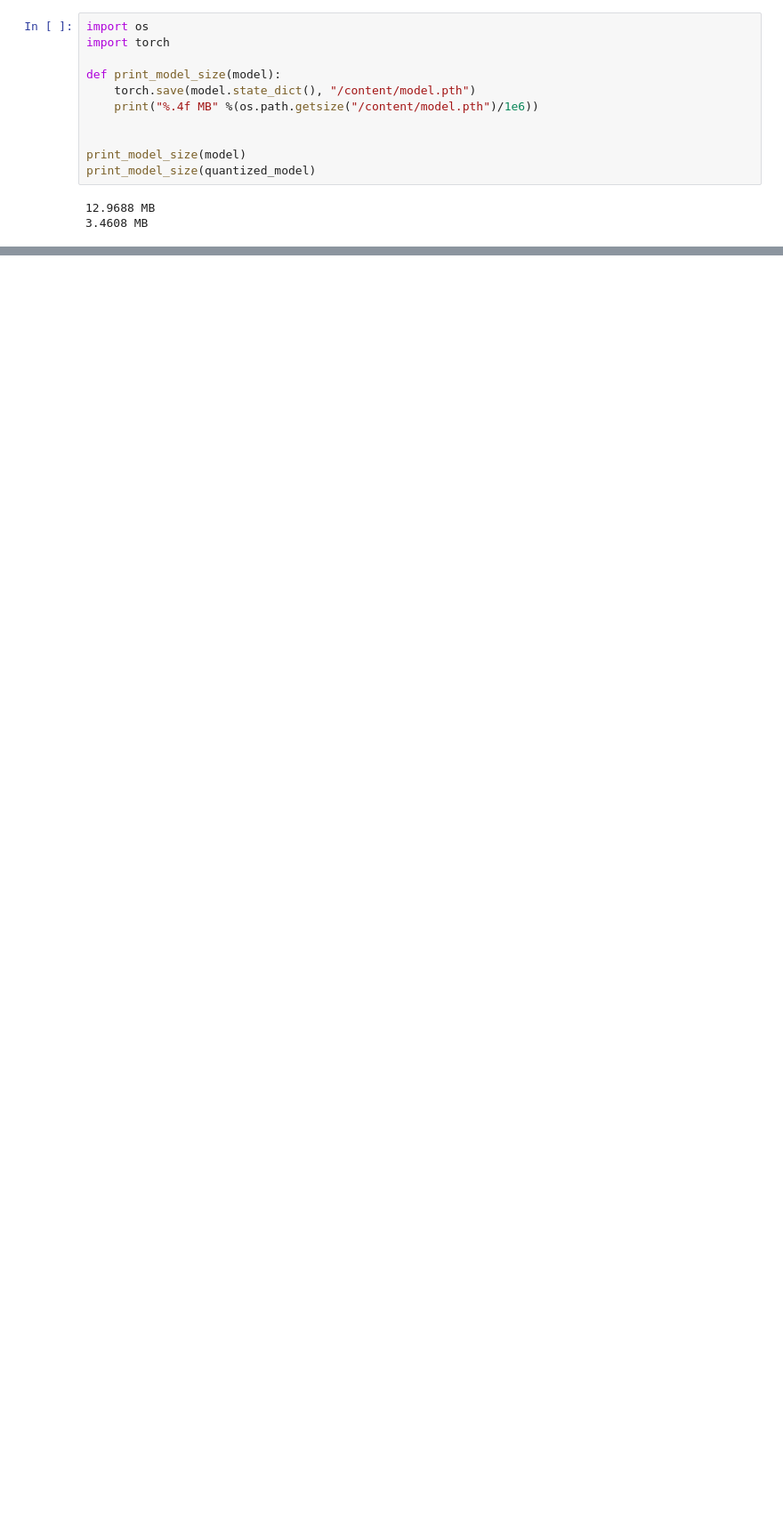
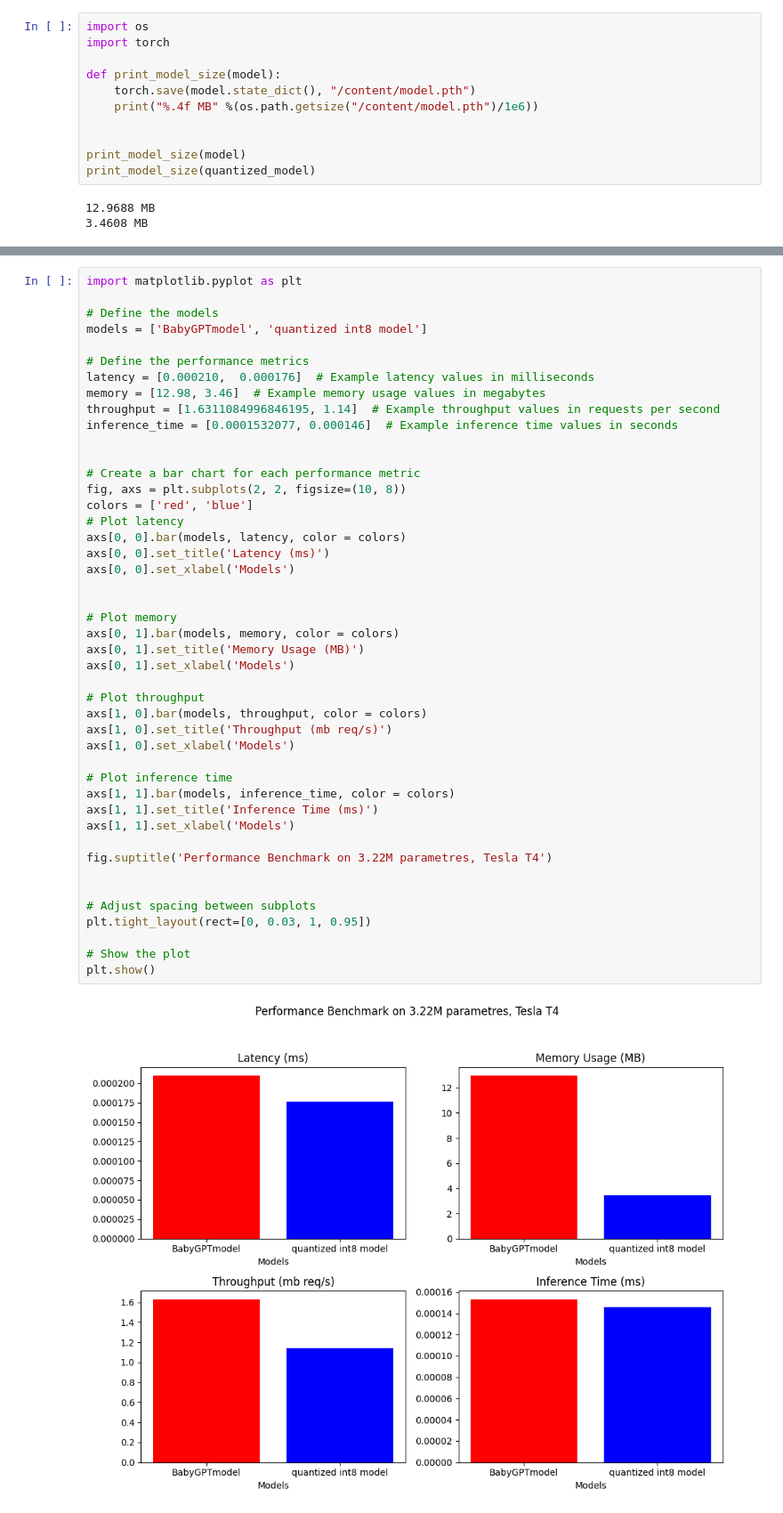
Before and after one commit to soumyadip1995/BabyGPT, a Jupyter notebook: quant/Quantization.ipynb, the cells around one changed output, grey strips where cells are left out. Shown: that part at 89% size. Saved outputs shown, nothing was run; the diff lists cells and outputs as text; blank space fills up the shorter version.

```diff
--- a/quant/Quantization.ipynb
+++ b/quant/Quantization.ipynb
@@ -374,0 +728,47 @@ c
+# %%
+import matplotlib.pyplot as plt
+
+# Define the models
+models = ['BabyGPTmodel', 'quantized int8 model']
+
+# Define the performance metrics
+latency = [0.000210,  0.000176]  # Example latency values in milliseconds
+memory = [12.98, 3.46]  # Example memory usage values in megabytes
+throughput = [1.6311084996846195, 1.14]  # Example throughput values in requests per second
+inference_time = [0.0001532077, 0.000146]  # Example inference time values in seconds
+
+
+# Create a bar chart for each performance metric
+fig, axs = plt.subplots(2, 2, figsize=(10, 8))
+colors = ['red', 'blue']
+# Plot latency
+axs[0, 0].bar(models, latency, color = colors)
+axs[0, 0].set_title('Latency (ms)')
+axs[0, 0].set_xlabel('Models')
+
+
+# Plot memory
+axs[0, 1].bar(models, memory, color = colors)
+axs[0, 1].set_title('Memory Usage (MB)')
+axs[0, 1].set_xlabel('Models')
+
+# Plot throughput
+axs[1, 0].bar(models, throughput, color = colors)
+axs[1, 0].set_title('Throughput (mb req/s)')
+axs[1, 0].set_xlabel('Models')
+
+# Plot inference time
+axs[1, 1].bar(models, inference_time, color = colors)
+axs[1, 1].set_title('Inference Time (ms)')
+axs[1, 1].set_xlabel('Models')
+
+fig.suptitle('Performance Benchmark on 3.22M parametres, Tesla T4')
+
+
+# Adjust spacing between subplots
+plt.tight_layout(rect=[0, 0.03, 1, 0.95])
+
+# Show the plot
+plt.show()
+# %% [output]
+[figure, added]
```
Also changed, not shown: parts of 23 cells of this notebook.
